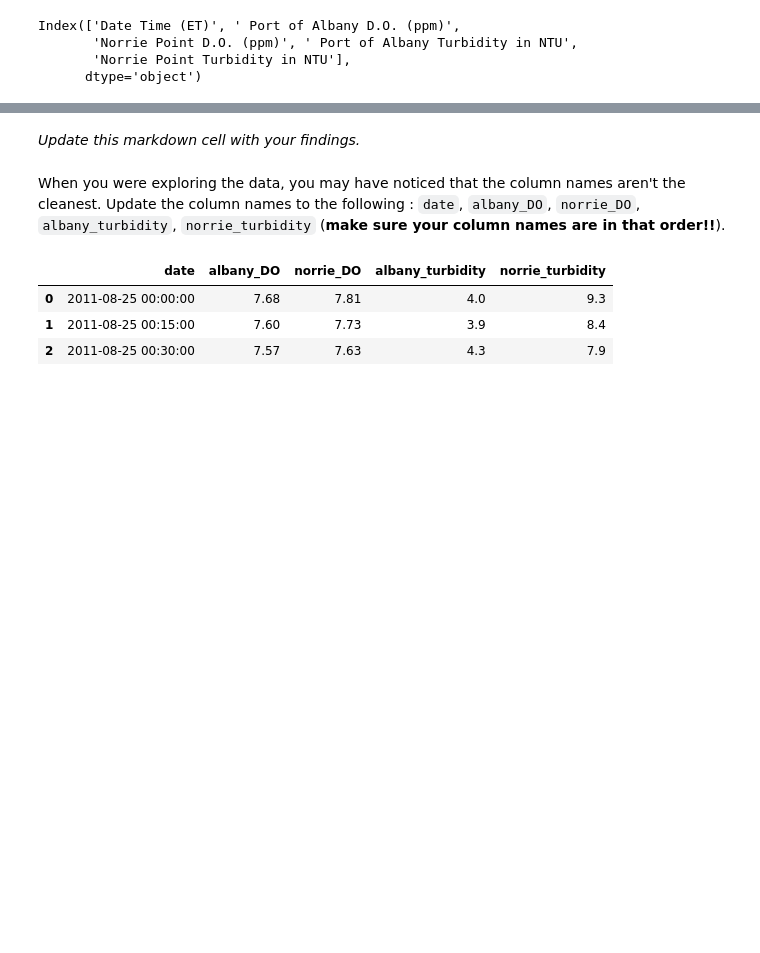
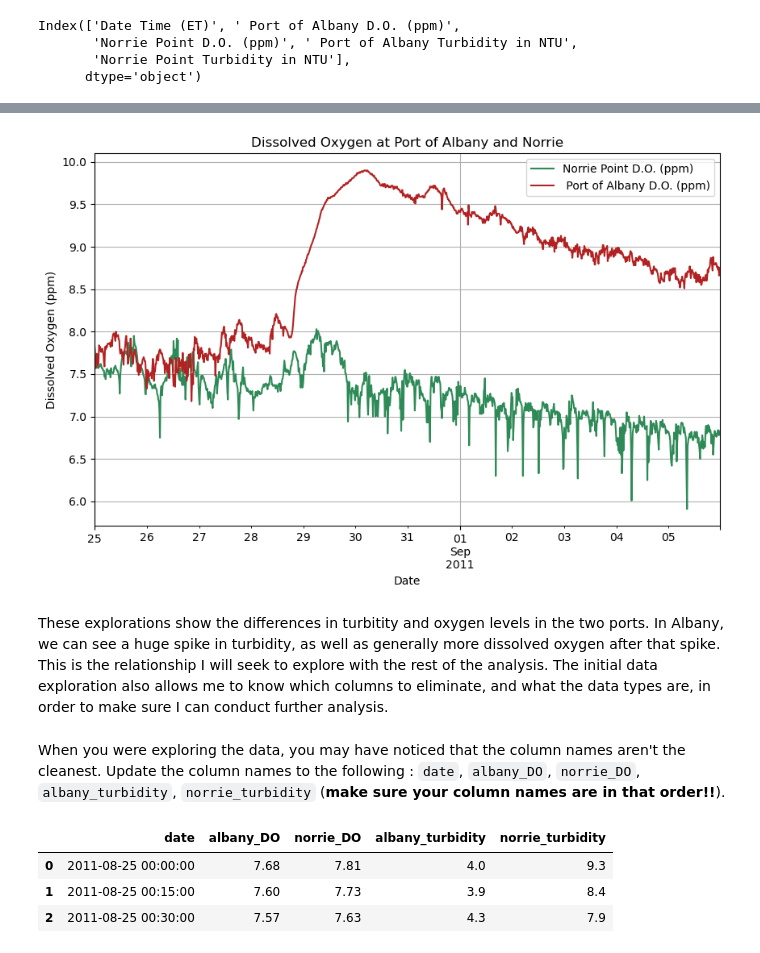
Before and after one commit to jorb1/EDS232-labs, a Jupyter notebook: Week1/Lab1-hurricane.ipynb, the cells around one changed output, grey strips where cells are left out. Saved outputs shown, nothing was run; the diff lists cells and outputs as text; code cells hidden in the pictures; blank space fills up the shorter version.

Commit message:
Fill in markdown cells

```diff
--- a/Week1/Lab1-hurricane.ipynb
+++ b/Week1/Lab1-hurricane.ipynb
@@ -111,5 +125,17 @@ Index(['Date Time (ET)', ' Port of Albany D.O. (ppm)',
+# %%
+# Make dissolved oxygen plot
+fig,ax=plt.subplots(figsize=(10, 6))
+df.plot.line(x='Date Time (ET)', y='Norrie Point D.O. (ppm)', c= 'seagreen', ax=ax)
+df.plot.line(x='Date Time (ET)', y=' Port of Albany D.O. (ppm)', c= 'firebrick', ax=ax)
+plt.title('Dissolved Oxygen at Port of Albany and Norrie')
+plt.xlabel('Date')
+plt.ylabel('Dissolved Oxygen (ppm)')
+plt.grid(True)
+plt.show()
+# %% [output]
+[figure, added]
 # %% [markdown]
-*Update this markdown cell with your findings.*
+These explorations show the differences in turbitity and oxygen levels in the two ports. In Albany, we can see a huge spike in turbidity, as well as generally more dissolved oxygen after that spike. This is the relationship I will seek to explore with the rest of the analysis. The initial data exploration also allows me to know which columns to eliminate, and what the data types are, in order to make sure I can conduct further analysis.
 # %% [markdown]
 When you were exploring the data, you may have noticed that the column names aren't the cleanest. Update the column names to the following : `date`, `albany_DO`, `norrie_DO`, `albany_turbidity`, `norrie_turbidity` (**make sure your column names are in that order!!**).
 # %%
```
Also changed, not shown: parts of 7 cells of this notebook.
